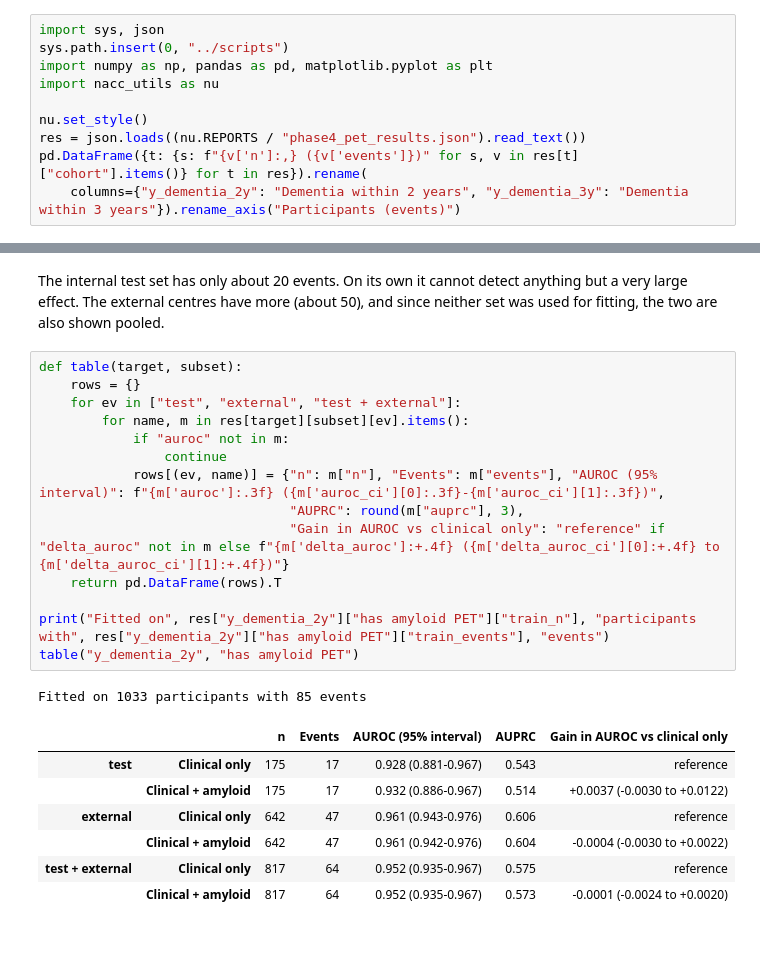
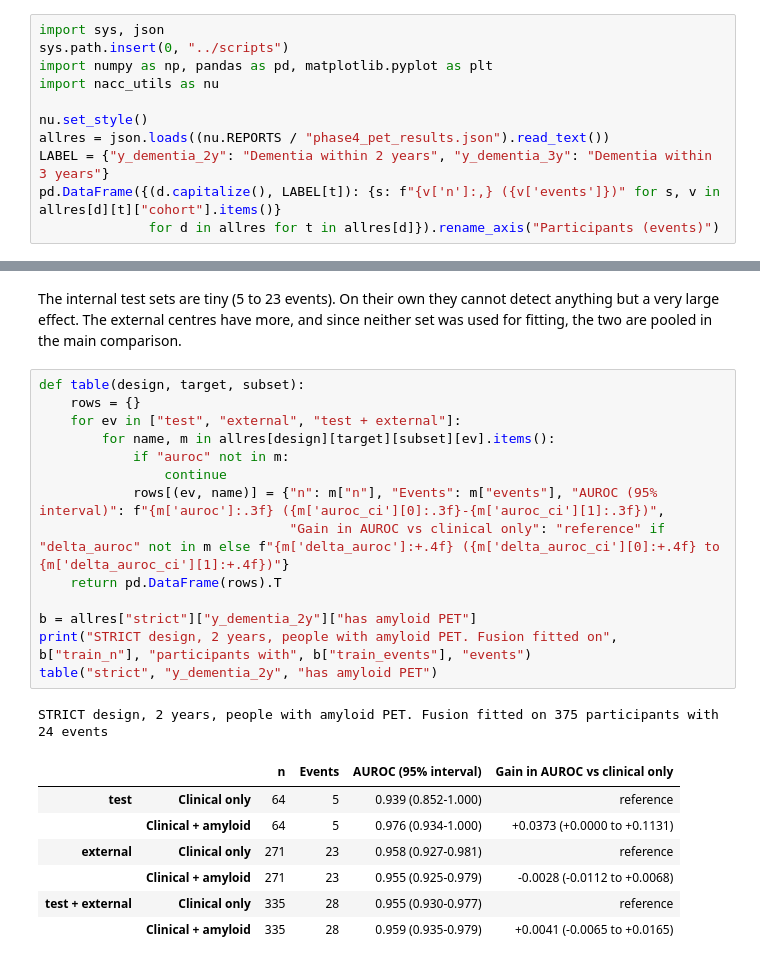
Before and after one commit to hansikareddy40/CardioCog-RAG, a Jupyter notebook: notebooks/08_pet_numbers.ipynb, the cells around one changed output, grey strips where cells are left out. Saved outputs shown, nothing was run; the diff lists cells and outputs as text.

```diff
--- a/notebooks/08_pet_numbers.ipynb
+++ b/notebooks/08_pet_numbers.ipynb
@@ -19,7 +30,8 @@ import numpy as np, pandas as pd, matplotlib.pyplot as plt
 import nacc_utils as nu
 
 nu.set_style()
-res = json.loads((nu.REPORTS / "phase4_pet_results.json").read_text())
-pd.DataFrame({t: {s: f"{v['n']:,} ({v['events']})" for s, v in res[t]["cohort"].items()} for t in res}).rename(
-    columns={"y_dementia_2y": "Dementia within 2 years", "y_dementia_3y": "Dementia within 3 years"}).rename_axis("Participants (events)")
+allres = json.loads((nu.REPORTS / "phase4_pet_results.json").read_text())
+LABEL = {"y_dementia_2y": "Dementia within 2 years", "y_dementia_3y": "Dementia within 3 years"}
+pd.DataFrame({(d.capitalize(), LABEL[t]): {s: f"{v['n']:,} ({v['events']})" for s, v in allres[d][t]["cohort"].items()}
+              for d in allres for t in allres[d]}).rename_axis("Participants (events)")
 # %% [output]
@@ -32,25 +45,25 @@ pd.DataFrame({t: {s: f"{v['n']:,} ({v['events']})" for s, v in res[t]["cohort"].
 # %% [markdown]
-The internal test set has only about 20 events. On its own it cannot detect anything but a very large effect. The external centres have more (about 50), and since neither set was used for fitting, the two are also shown pooled.
+The internal test sets are tiny (5 to 23 events). On their own they cannot detect anything but a very large effect. The external centres have more, and since neither set was used for fitting, the two are pooled in the main comparison.
 # %%
-def table(target, subset):
+def table(design, target, subset):
     rows = {}
     for ev in ["test", "external", "test + external"]:
-        for name, m in res[target][subset][ev].items():
+        for name, m in allres[design][target][subset][ev].items():
             if "auroc" not in m:
                 continue
             rows[(ev, name)] = {"n": m["n"], "Events": m["events"], "AUROC (95% interval)": f"{m['auroc']:.3f} ({m['auroc_ci'][0]:.3f}-{m['auroc_ci'][1]:.3f})",
-                                "AUPRC": round(m["auprc"], 3),
                                 "Gain in AUROC vs clinical only": "reference" if "delta_auroc" not in m else f"{m['delta_auroc']:+.4f} ({m['delta_auroc_ci'][0]:+.4f} to {m['delta_auroc_ci'][1]:+.4f})"}
     return pd.DataFrame(rows).T
 
-print("Fitted on", res["y_dementia_2y"]["has amyloid PET"]["train_n"], "participants with", res["y_dementia_2y"]["has amyloid PET"]["train_events"], "events")
-table("y_dementia_2y", "has amyloid PET")
+b = allres["strict"]["y_dementia_2y"]["has amyloid PET"]
+print("STRICT design, 2 years, people with amyloid PET. Fusion fitted on", b["train_n"], "participants with", b["train_events"], "events")
+table("strict", "y_dementia_2y", "has amyloid PET")
 # %% [output]
-Fitted on 1033 participants with 85 events
+STRICT design, 2 years, people with amyloid PET. Fusion fitted on 375 participants with 24 events
-|  |  | n | Events | AUROC (95% interval) | AUPRC | Gain in AUROC vs clinical only |
-| test | Clinical only | 175 | 17 | 0.928 (0.881-0.967) | 0.543 | reference |
-|  | Clinical + amyloid | 175 | 17 | 0.932 (0.886-0.967) | 0.514 | +0.0037 (-0.0030 to +0.0122) |
-| external | Clinical only | 642 | 47 | 0.961 (0.943-0.976) | 0.606 | reference |
-|  | Clinical + amyloid | 642 | 47 | 0.961 (0.942-0.976) | 0.604 | -0.0004 (-0.0030 to +0.0022) |
-| test + external | Clinical only | 817 | 64 | 0.952 (0.935-0.967) | 0.575 | reference |
-|  | Clinical + amyloid | 817 | 64 | 0.952 (0.935-0.967) | 0.573 | -0.0001 (-0.0024 to +0.0020) |
+|  |  | n | Events | AUROC (95% interval) | Gain in AUROC vs clinical only |
+| test | Clinical only | 64 | 5 | 0.939 (0.852-1.000) | reference |
+|  | Clinical + amyloid | 64 | 5 | 0.976 (0.934-1.000) | +0.0373 (+0.0000 to +0.1131) |
+| external | Clinical only | 271 | 23 | 0.958 (0.927-0.981) | reference |
+|  | Clinical + amyloid | 271 | 23 | 0.955 (0.925-0.979) | -0.0028 (-0.0112 to +0.0068) |
+| test + external | Clinical only | 335 | 28 | 0.955 (0.930-0.977) | reference |
+|  | Clinical + amyloid | 335 | 28 | 0.959 (0.935-0.979) | +0.0041 (-0.0065 to +0.0165) |
```
Also changed, not shown: parts of 13 cells of this notebook, 48 other files.
